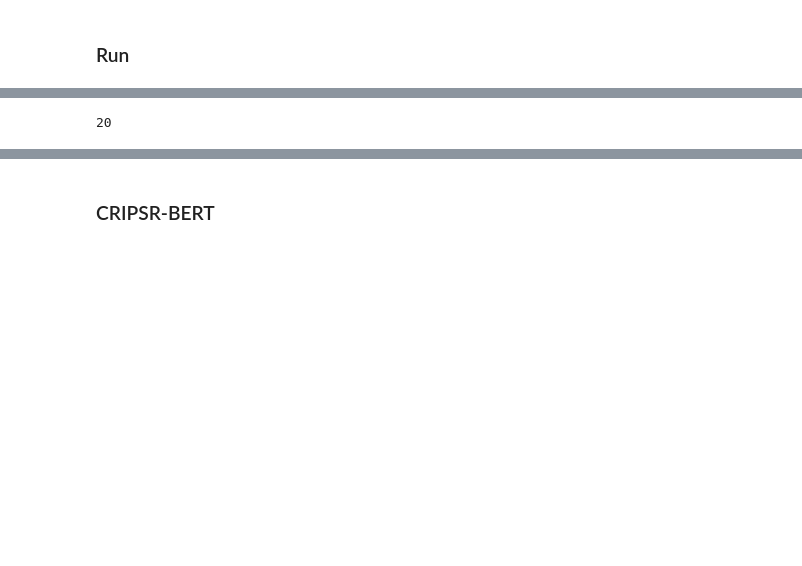
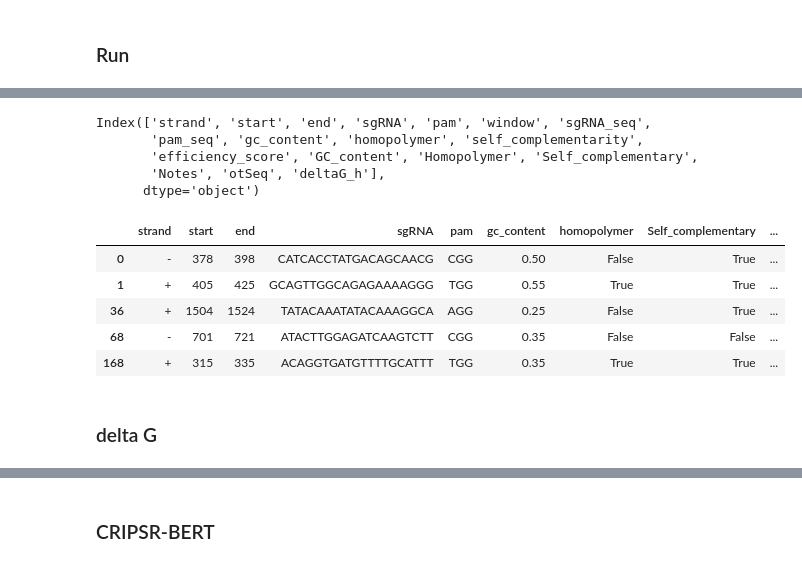
Before and after one commit to oreshnya/grna_design_tool, a Jupyter notebook: main_process.ipynb, the cells around one changed output, grey strips where cells are left out. Saved outputs shown, nothing was run; the diff lists cells and outputs as text; code cells hidden in the pictures; blank space fills up the shorter version.

Commit message:
delta G calculation

```diff
--- a/main_process.ipynb
+++ b/main_process.ipynb
@@ -225,7 +225,19 @@ df_sg_candidates.head()
 | 2 | + | 156 | 176 | GGACATGAACCTACACACGC | CGG | TAGTGGACATGAACCTACACACGCCGGTTT | GGACATGAACCTACACACGC | CGG | 0.55 | False | ... |
 | 3 | + | 1310 | 1330 | GAAGGACTCATTATCTCAGG | CGG | TGTCGAAGGACTCATTATCTCAGGCGGTTG | GAAGGACTCATTATCTCAGG | CGG | 0.45 | False | ... |
 | 4 | + | 875 | 895 | GGAAAATTACAACATAACCC | CGG | TAAAGGAAAATTACAACATAACCCCGGTTC | GGAAAATTACAACATAACCC | CGG | 0.35 | True | ... |
-# %%
-len(df_sg_candidates.sgRNA_seq.iloc[0])
-# %% [output]
-20
+# %%
+df = df_sg_candidates
+# %%
+df.columns
+# %% [output]
+Index(['strand', 'start', 'end', 'sgRNA', 'pam', 'window', 'sgRNA_seq',
+       'pam_seq', 'gc_content', 'homopolymer', 'self_complementarity',
+       'efficiency_score', 'GC_content', 'Homopolymer', 'Self_complementary',
+       'Notes', 'otSeq', 'deltaG_h'],
+      dtype='object')
+# %%
+rows_to_show = [0, 1, 36, 68, 168]
+cols = ['strand', 'start', 'end', 'sgRNA', 'pam', 'gc_content', 'homopolymer',
+        'Self_complementary', 'efficiency_score', 'Notes', 'deltaG_h']
+
+df_export = df.loc[rows_to_show, cols][df.loc[rows_to_show, "deltaG_h"].notna()]
@@ -231,0 +246,11 @@ len(df_sg_candidates.sgRNA_seq.iloc[0])
+# %%
+df_export
+# %% [output]
+|  | strand | start | end | sgRNA | pam | gc_content | homopolymer | Self_complementary | ... |
+| 0 | - | 378 | 398 | CATCACCTATGACAGCAACG | CGG | 0.50 | False | True | ... |
+| 1 | + | 405 | 425 | GCAGTTGGCAGAGAAAAGGG | TGG | 0.55 | True | True | ... |
+| 36 | + | 1504 | 1524 | TATACAAATATACAAAGGCA | AGG | 0.25 | False | True | ... |
+| 68 | - | 701 | 721 | ATACTTGGAGATCAAGTCTT | CGG | 0.35 | False | False | ... |
+| 168 | + | 315 | 335 | ACAGGTGATGTTTTGCATTT | TGG | 0.35 | True | True | ... |
+# %% [markdown]
+### delta G
```
Also changed, not shown: parts of 6 cells of this notebook, 2 other files.
